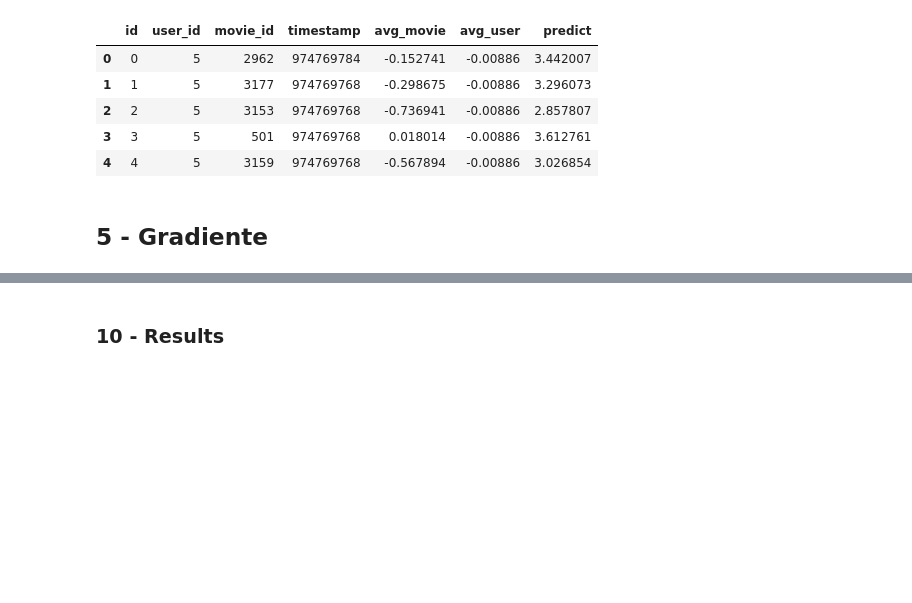
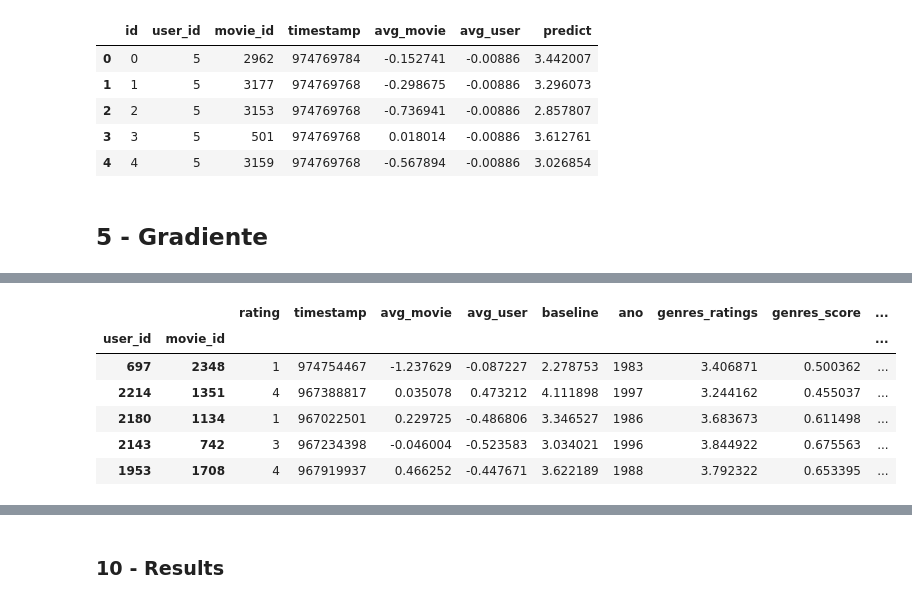
Before and after one commit to rodolfoarruda/MachineLearning, a Jupyter notebook: recom_sys_v2.ipynb, the cells around one changed output, grey strips where cells are left out. Cells and saved outputs as stored; diff of their text form; code cells hidden in the pictures; blank space fills up the shorter version.

```diff
--- a/recom_sys_v2.ipynb
+++ b/recom_sys_v2.ipynb
@@ -785,0 +823,3 @@ df_valid2[['id','predict']].to_csv('/content/drive/MyDrive/Doutorado/disciplinas
+# %%
+df_movie = pd.read_csv('/content/drive/MyDrive/Doutorado/disciplinas/recom_sys/scc5966/movies_data2.csv',sep=';')
+df_movie.head()
@@ -785,0 +833,3 @@ df_valid2[['id','predict']].to_csv('/content/drive/MyDrive/Doutorado/disciplinas
+# %%
+df_user = pd.read_csv('/content/drive/MyDrive/Doutorado/disciplinas/recom_sys/scc5966/users_data2.csv',sep=';')
+df_user.head()
@@ -785,0 +843,5 @@ df_valid2[['id','predict']].to_csv('/content/drive/MyDrive/Doutorado/disciplinas
+# %%
+# Estimativas
+#global_mean = 3.6036080715001813
+avg_user = pd.read_csv('/content/drive/MyDrive/Doutorado/disciplinas/recom_sys/scc5966/baseline_avg_user.csv')
+avg_movie = pd.read_csv('/content/drive/MyDrive/Doutorado/disciplinas/recom_sys/scc5966/baseline_avg_movie.csv')
@@ -785,0 +870,6 @@ df_valid2[['id','predict']].to_csv('/content/drive/MyDrive/Doutorado/disciplinas
+# %%
+df_train1 = pd.merge(x_train, avg_movie, on="movie_id",how='left').fillna(avg_movie['avg_movie'].mean())
+df_train2 = pd.merge(df_train1, avg_user, on="user_id",how='left').fillna(avg_user['avg_user'].mean())
+# Predições
+df_train2['baseline'] = global_mean + df_train2['avg_user'] + df_train2['avg_movie']
+df_train2.head()
@@ -785,0 +883,13 @@ df_valid2[['id','predict']].to_csv('/content/drive/MyDrive/Doutorado/disciplinas
+# %%
+df_train3 = pd.merge(df_train2, df_movie, on="movie_id",how='left').fillna(0)
+df_train4 = pd.merge(df_train3, df_user, on="user_id",how='left').fillna(0)
+df_train4.set_index(['user_id','movie_id'],inplace=True)
+df_train4.head()
+# %% [output]
+|  |  | rating | timestamp | avg_movie | avg_user | baseline | ano | genres_ratings | genres_score | ... |
+| user_id | movie_id |  |  |  |  |  |  |  |  | ... |
+| 697 | 2348 | 1 | 974754467 | -1.237629 | -0.087227 | 2.278753 | 1983 | 3.406871 | 0.500362 | ... |
+| 2214 | 1351 | 4 | 967388817 | 0.035078 | 0.473212 | 4.111898 | 1997 | 3.244162 | 0.455037 | ... |
+| 2180 | 1134 | 1 | 967022501 | 0.229725 | -0.486806 | 3.346527 | 1986 | 3.683673 | 0.611498 | ... |
+| 2143 | 742 | 3 | 967234398 | -0.046004 | -0.523583 | 3.034021 | 1996 | 3.844922 | 0.675563 | ... |
+| 1953 | 1708 | 4 | 967919937 | 0.466252 | -0.447671 | 3.622189 | 1988 | 3.792322 | 0.653395 | ... |
```
Also changed, not shown: parts of 22 cells of this notebook.
